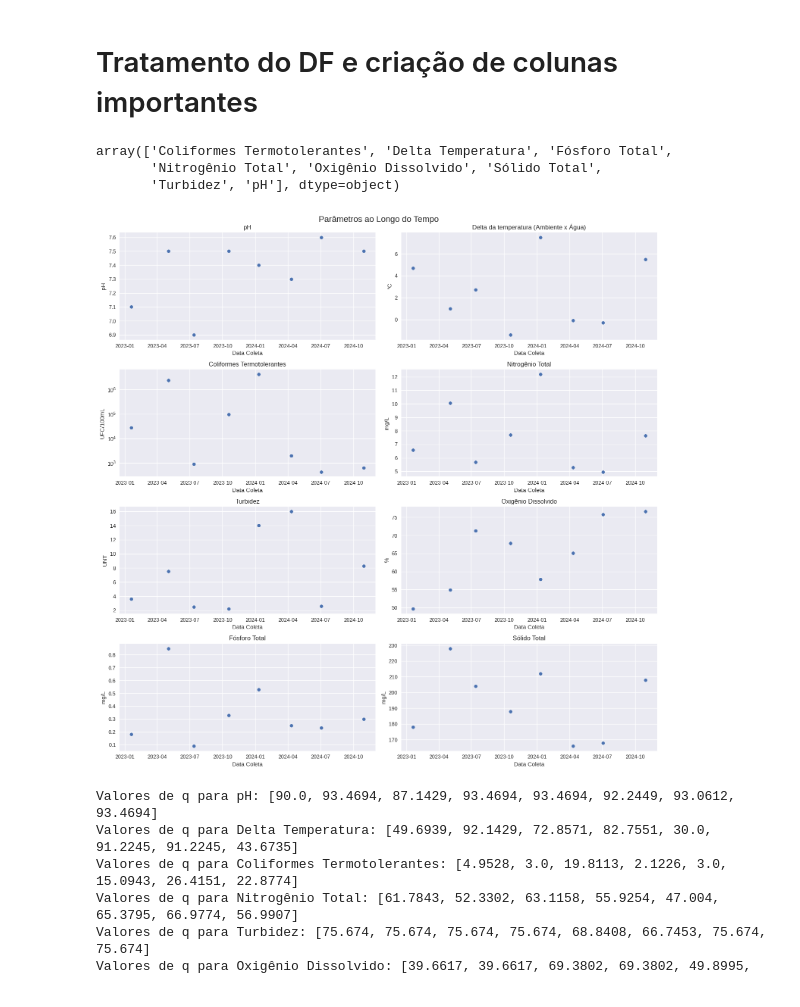
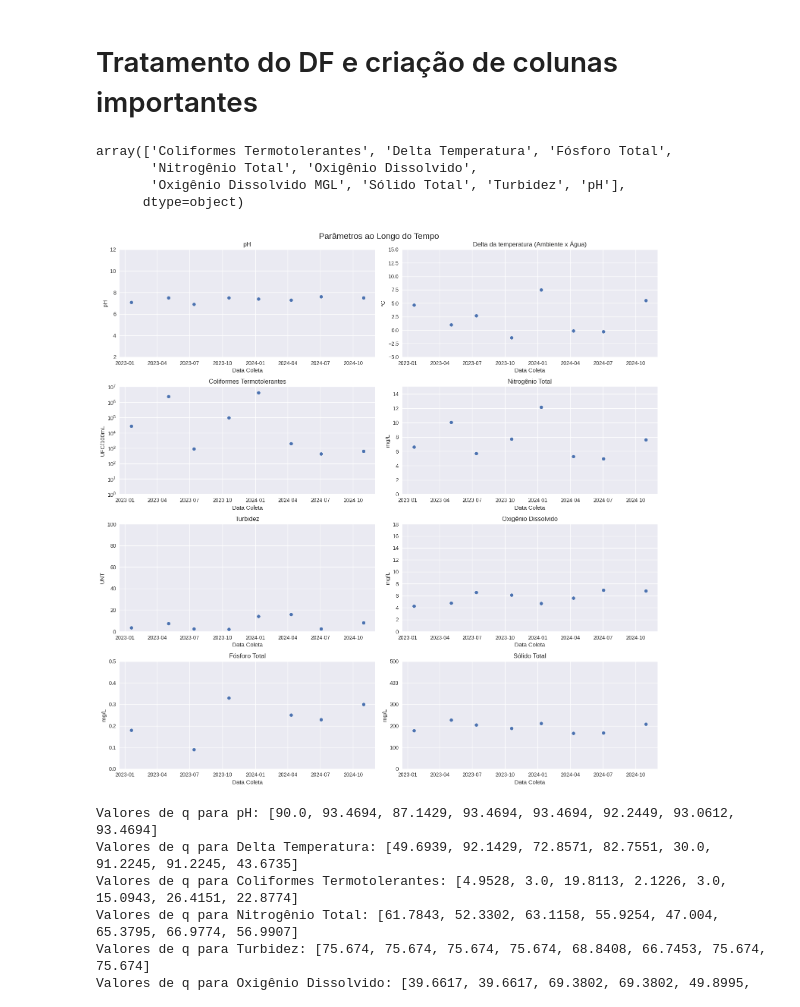
Before and after one commit to thevitorhideki/qta, a Jupyter notebook: dados_historicos.ipynb, the cells around one changed output. Saved outputs shown, nothing was run; the diff lists cells and outputs as text; code cells hidden in the pictures.

```diff
--- a/dados_historicos.ipynb
+++ b/dados_historicos.ipynb
@@ -102,7 +102,7 @@ ox_porc['Valor'] = ox_porcentagem
 ox_porc['Parametro'] = 'Oxigênio Dissolvido'
 ox_porc['Unidade'] = '%'
 
-data.drop(data.loc[data['Parametro'].isin(['Oxigênio Dissolvido'])].index, inplace=True)
+data.loc[data['Parametro'] == 'Oxigênio Dissolvido', 'Parametro'] = 'Oxigênio Dissolvido MGL'
 data = data.merge(ox_porc, how='outer')
 # %%
 # Cálculo do Nitrogênio Total
@@ -145,8 +145,9 @@ data = data[['Data Coleta', 'Parametro', 'Valor', 'Unidade']]
 data['Parametro'].unique()
 # %% [output]
 array(['Coliformes Termotolerantes', 'Delta Temperatura', 'Fósforo Total',
-       'Nitrogênio Total', 'Oxigênio Dissolvido', 'Sólido Total',
-       'Turbidez', 'pH'], dtype=object)
+       'Nitrogênio Total', 'Oxigênio Dissolvido',
+       'Oxigênio Dissolvido MGL', 'Sólido Total', 'Turbidez', 'pH'],
+      dtype=object)
 # %%
 #Gráficos dos dados históricos:
 plt.style.use('seaborn-v0_8')
@@ -159,12 +160,14 @@ sns.scatterplot(data=data[data['Parametro']=='pH'],
             marker='o', ax=axes[0,0])
 axes[0,0].set_title('pH')
 axes[0,0].set_ylabel('pH')
+axes[0,0].set_ylim(2, 12)
 
 # Plot 2: Temperatura
 temp_data = data[data['Parametro'].isin(['Delta Temperatura'])]
 sns.scatterplot(data=temp_data, x='Data Coleta', y='Valor', marker='o', ax=axes[0,1])
 axes[0,1].set_title('Delta da temperatura (Ambiente x Água)')
 axes[0,1].set_ylabel('°C')
+axes[0,1].set_ylim(-5, 15)
 
 # Plot 3: Coliformes (log scale due to large range)
 sns.scatterplot(data=data[data['Parametro']=='Coliformes Termotolerantes'],
@@ -173,6 +176,7 @@ sns.scatterplot(data=data[data['Parametro']=='Coliformes Termotolerantes'],
 axes[1,0].set_yscale('log')
 axes[1,0].set_title('Coliformes Termotolerantes')
 axes[1,0].set_ylabel('UFC/100mL')
+axes[1,0].set_ylim(1, 10000000)
 
 # Plot 4: Nitrogênio Total
 sns.scatterplot(data=data[data['Parametro']=='Nitrogênio Total'],
@@ -180,40 +184,45 @@ sns.scatterplot(data=data[data['Parametro']=='Nitrogênio Total'],
             marker='o', ax=axes[1,1])
 axes[1,1].set_title('Nitrogênio Total')
 axes[1,1].set_ylabel('mg/L')
+axes[1,1].set_ylim(0, 15)
 
 # Plot 5: Turbidez
 sns.scatterplot(data=data[data['Parametro']=='Turbidez'],
             x='Data Coleta', y='Valor',
             marker='o', ax=axes[2,0])
 axes[2,0].set_title('Turbidez')
 axes[2,0].set_ylabel('UNT')
+axes[2,0].set_ylim(0, 100)
 
 # Plot 6: Oxigênio Dissolvido
-sns.scatterplot(data=data[data['Parametro']=='Oxigênio Dissolvido'],
+sns.scatterplot(data=data[data['Parametro']=='Oxigênio Dissolvido MGL'],
             x='Data Coleta', y='Valor',
             marker='o', ax=axes[2,1])
 axes[2,1].set_title('Oxigênio Dissolvido')
-axes[2,1].set_ylabel('%')
+axes[2,1].set_ylabel('mg/L')
+axes[2,1].set_ylim(0, 18)
 
 # Plot 7: Fósforo total
 sns.scatterplot(data=data[data['Parametro']=='Fósforo Total'],
             x='Data Coleta', y='Valor',
             marker='o', ax=axes[3,0])
 axes[3,0].set_title('Fósforo Total')
 axes[3,0].set_ylabel('mg/L')
+axes[3,0].set_ylim(0, 0.5)
 
-# Plot 8: Fósforo total
+# Plot 8: Sólido total
 sns.scatterplot(data=data[data['Parametro']=='Sólido Total'],
             x='Data Coleta', y='Valor',
             marker='o', ax=axes[3,1])
 axes[3,1].set_title('Sólido Total')
 axes[3,1].set_ylabel('mg/L')
+axes[3,1].set_ylim(0, 500)
 
 
 plt.tight_layout()
 plt.show()
 # %% [output]
-[figure, old version]
+[figure, new version]
 # %%
 # Cálculo do IQA (Índice de Qualidade da Água)
 iqa_file = pd.ExcelFile('DadosIQA.xlsx')
```
Also changed, not shown: parts of 9 cells of this notebook.
